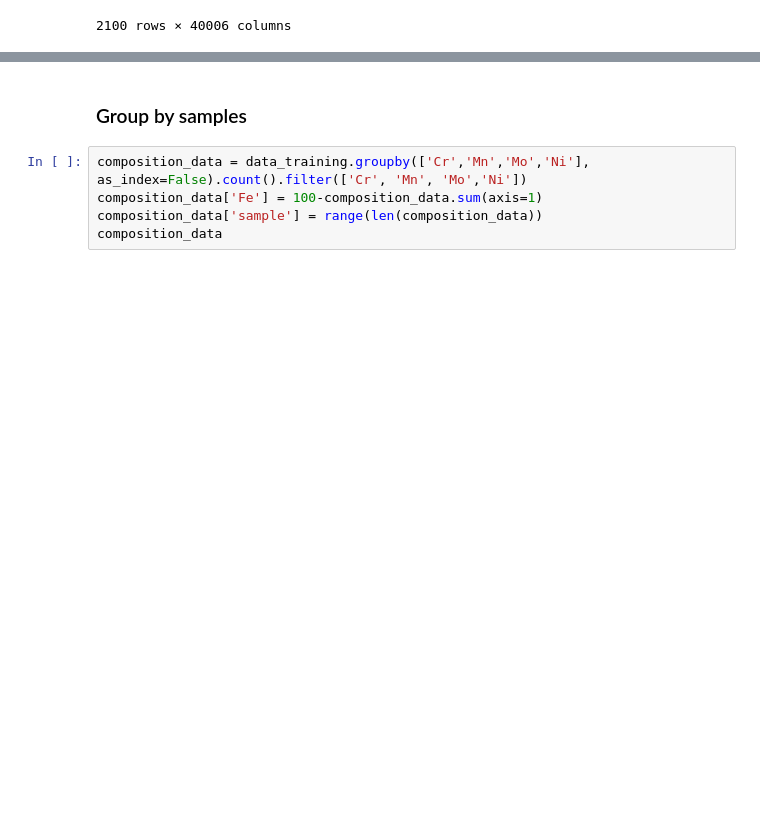
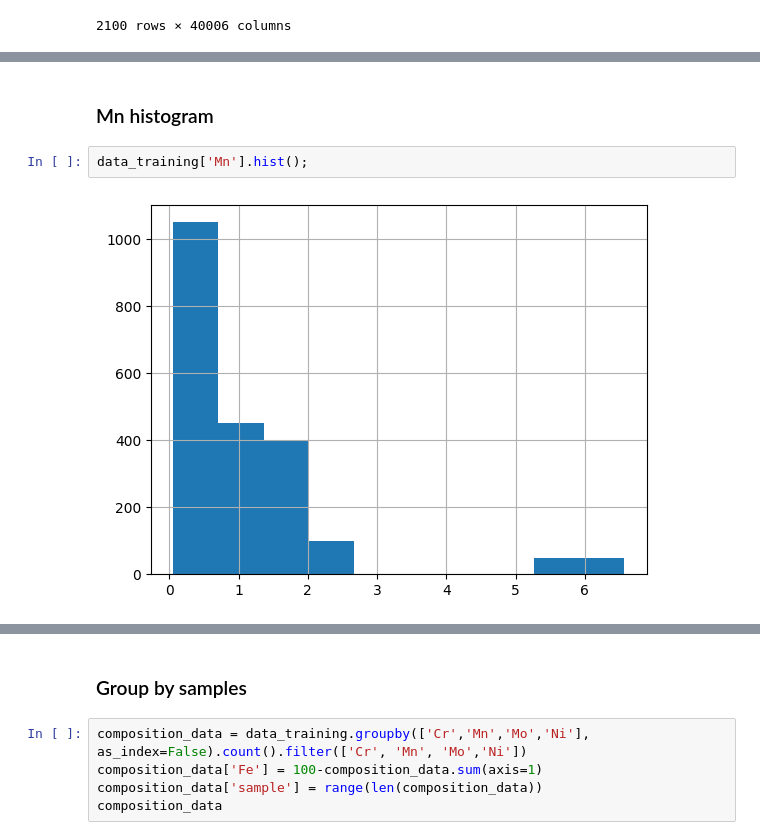
Before and after one commit to MKastek/ML-LIBS, a Jupyter notebook: notebooks/dataset-analysis.ipynb, the cells around one changed output, grey strips where cells are left out. Saved outputs shown, nothing was run; the diff lists cells and outputs as text; blank space fills up the shorter version.

```diff
--- a/notebooks/dataset-analysis.ipynb
+++ b/notebooks/dataset-analysis.ipynb
@@ -120,0 +38,6 @@ data_training
+# %% [markdown]
+### Mn histogram
+# %%
+data_training['Mn'].hist();
+# %% [output]
+[figure, added]
```
Also changed, not shown: parts of 59 cells of this notebook.
